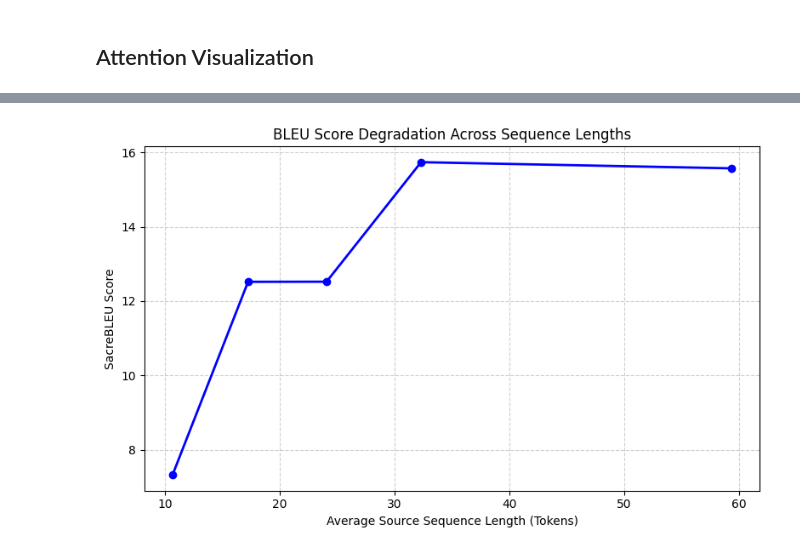
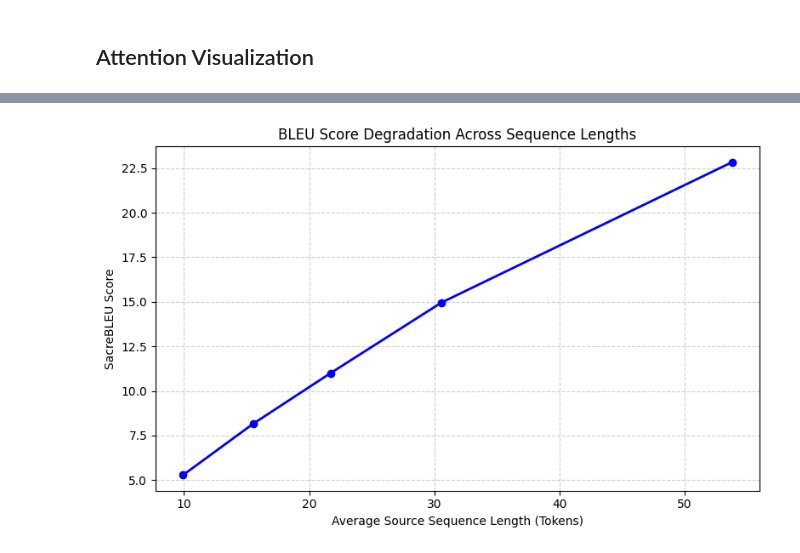
Before and after one commit to kickinthedoor/Transformer, a Jupyter notebook: phase2_iwslt14.ipynb, the cells around one changed output, grey strips where cells are left out. Cells and saved outputs as stored; diff of their text form; code cells hidden in the pictures.

```diff
--- a/phase2_iwslt14.ipynb
+++ b/phase2_iwslt14.ipynb
@@ -392,3 +442,19 @@ for stage_num, (max_len, stage_epochs) in enumerate(CURRICULUM_STAGES, start=1):
+# %%
+from evaluation import evaluate_translation_metrics
+
+def translation_eval_fn():
+    # Fast greedy decoding for per-epoch progress checks during training — beam
+    # search is reserved for the final evaluation cell below, since it's much
+    # slower per-sentence and would meaningfully slow down every training epoch.
+    return evaluate_translation_metrics(
+        model=model,
+        dataloader=val_loader,
+        src_tokenizer=de_tok,
+        tgt_tokenizer=en_tok,
+        device=device,
+        max_len=50,
+        use_beam_search=False
+    )
 # %% [markdown]
 ### Resuming Training Across Sessions
 
@@ -414,6 +480,6 @@ if RESUME_FROM_CHECKPOINT:
     trainer.fit(
         train_loader=train_loader,
         val_loader=val_loader,
-        epochs=10,
+        epochs=9,
         translation_eval_fn=translation_eval_fn
     )
@@ -545,13 +711,18 @@ plot_attention(
 # %%
 from evaluation import plot_bleu_vs_length
 
+# max_len raised from 50 to 110, same reasoning and same value as the test
+# eval cell above -- greedy decoding was found to fail to terminate (hit the
+# generation cap without emitting EOS) on 82% of long val sentences at the
+# old cap, which would otherwise distort exactly the longest bin(s) this
+# plot exists to show.
 plot_bleu_vs_length(
     model=model,
     dataloader=val_loader,
     tgt_tokenizer=en_tok,
     device=device,
-    max_len=50,
+    max_len=110,
     num_bins=5
 )
 # %% [output]
-[figure, old version]
+[figure, new version]
```
Also changed, not shown: parts of 18 cells of this notebook, 20 other files.
